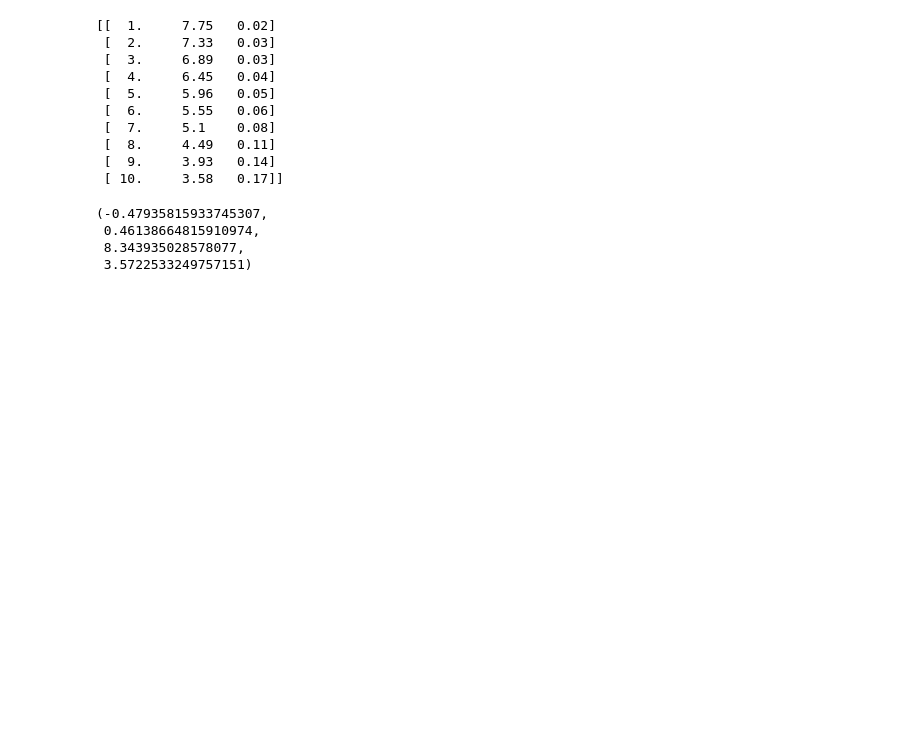
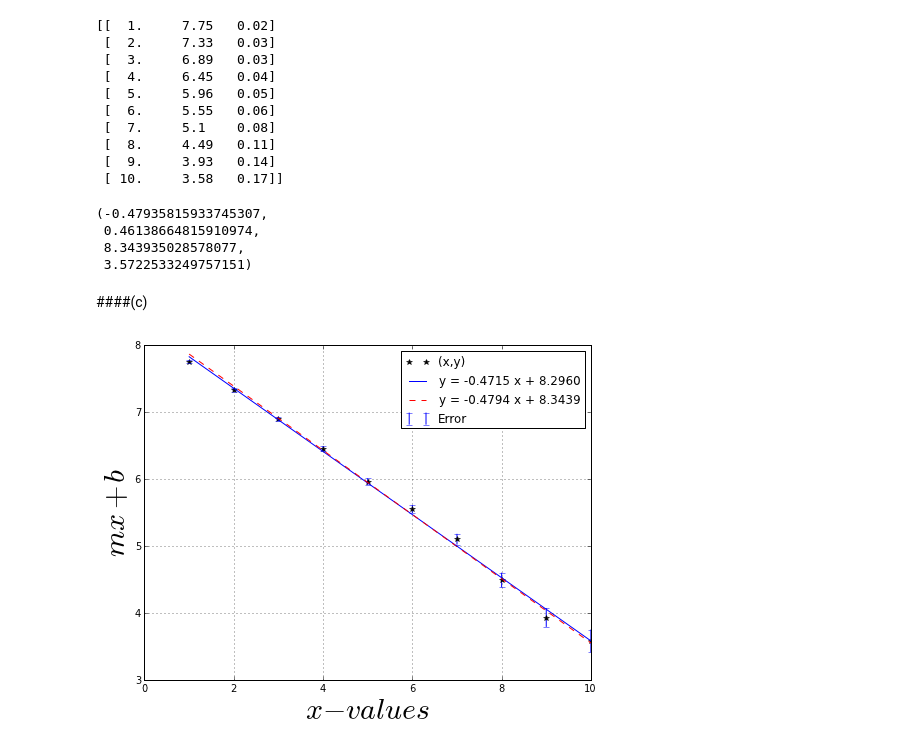
Before and after one commit to wsnyderPHYS202/PHYS202-S13, a Jupyter notebook: Week9/DataIO.ipynb, the cells around one changed output. Saved outputs shown, nothing was run; the diff lists cells and outputs as text; code cells hidden in the pictures; blank space fills up the shorter version.

```diff
--- a/Week9/DataIO.ipynb
+++ b/Week9/DataIO.ipynb
@@ -174,3 +198,28 @@ WeightedLinearLeastSquaresFit(lin1,lin2,lin3)
  0.46138664815910974,
  8.343935028578077,
  3.5722533249757151)
+# %% [markdown]
+####(c)
+# %%
+wm = WeightedLinearLeastSquaresFit(lin1,lin2,lin3)[0]
+wunm = WeightedLinearLeastSquaresFit(lin1,lin2,lin3)[1]
+wb = WeightedLinearLeastSquaresFit(lin1,lin2,lin3)[2]
+wunb = WeightedLinearLeastSquaresFit(lin1,lin2,lin3)[3]
+
+wmxb = wm*lin1+wb
+
+figure(figsize = (8,6))
+
+plot(lin1, lin2, 'k*', label = '(x,y)')
+plot(lin1, mxb, color = 'b', label = 'y = %.4f x + %.4f' % (m,b))
+plot(lin1, wmxb, 'r--', label = 'y = %.4f x + %.4f' % (wm,wb))
+errorbar(lin1, lin2, lin3, fmt = None, label = 'Error')
+
+xlabel("$x-values$", fontsize = 30)
+ylabel("$mx+b$", fontsize = 30)
+
+grid(True)
+legend(loc = 'best')
+show()
+# %% [output]
+[figure, added]
```
Also changed, not shown: parts of 2 cells of this notebook.
